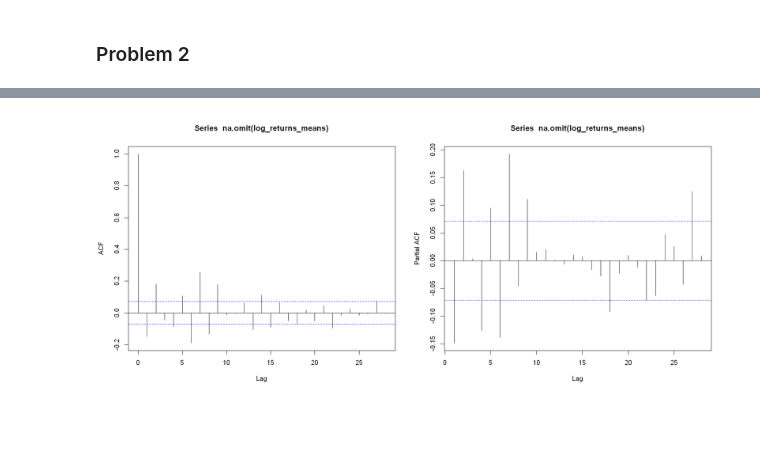
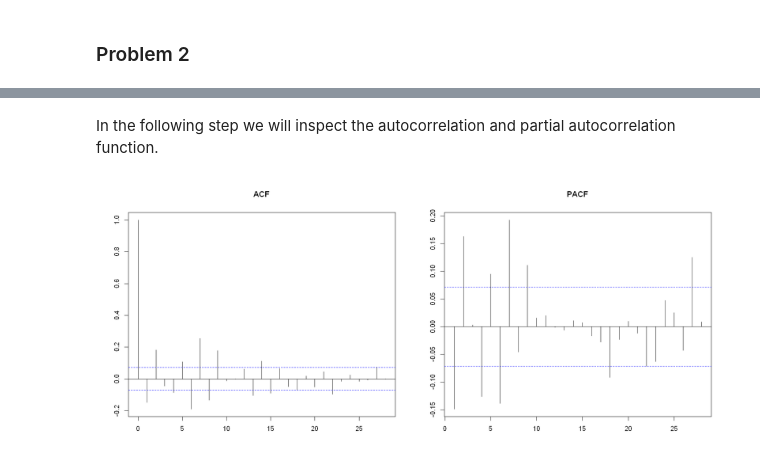
Before and after one commit to JanK0095/Financial-Econometrics-Course-Projects, a Jupyter notebook: HW2/Problem 1.ipynb, the cells around one changed output, grey strips where cells are left out. Cells and saved outputs as stored; diff of their text form; code cells hidden in the pictures; blank space fills up the shorter version.

```diff
--- a/HW2/Problem 1.ipynb
+++ b/HW2/Problem 1.ipynb
@@ -280,0 +275,6 @@ summary(log_returns_means)
+# %%
+summary(log_returns_means)
+log_returns_means <- na.omit(log_returns_means) #Dropping one missing observation (it is the first one for which one the return is obviously unavailable)
+par(mfrow = c(1,2))
+hist(log_returns_means, border = F, xlab = "", ylab = "", main = "Histogram of mean of log-returns", col = "grey", breaks = "FD")
+plot(log_returns_means, main = "Mean of log-returns")
@@ -281,7 +303,10 @@ summary(log_returns_means)
+# %% [markdown]
+In the following step we will inspect the autocorrelation and partial autocorrelation function.
 # %%
+#ACF and PACF
 par(mfrow=c(1,2))
 options(repr.plot.width = 16, repr.plot.height = 7)
-acf(na.omit(log_returns_means))
-pacf(na.omit(log_returns_means))
+acf(log_returns_means, xlab = "", ylab = "", main = "ACF")
+pacf(log_returns_means, xlab = "", ylab = "", main = "PACF")
 # %% [output]
-[figure, old version]
+[figure, new version]
```
Also changed, not shown: parts of 34 cells of this notebook.
